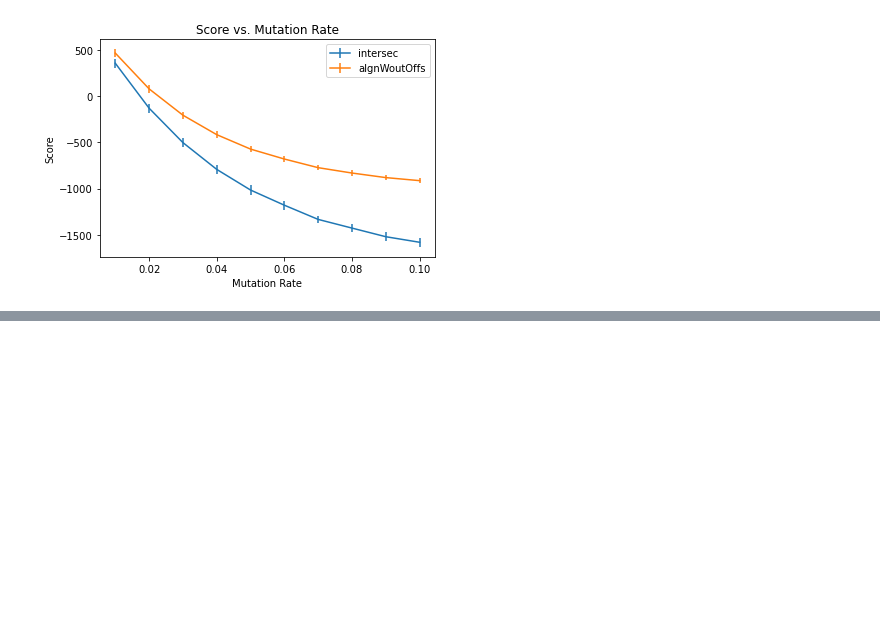
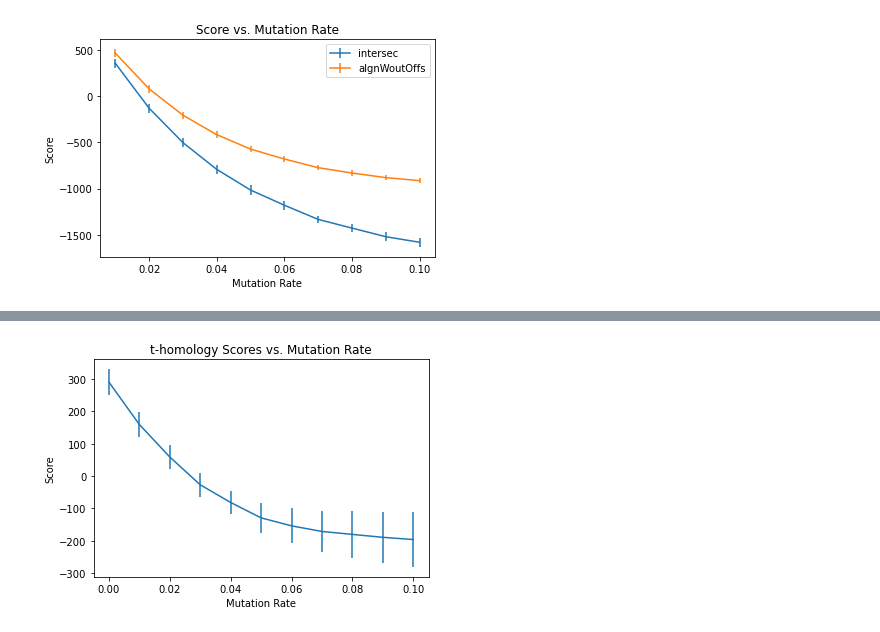
Before and after one commit to medvedevgroup/eskemap, a Jupyter notebook: SimilarityMeasures.ipynb, the cells around one changed output, grey strips where cells are left out. Saved outputs shown, nothing was run; the diff lists cells and outputs as text; code cells hidden in the pictures; blank space fills up the shorter version.

Commit message:
Adapted and extended notebook and workflow. Also changed sequence simulation script to make it use a randomly chosen seed by default

```diff
--- a/SimilarityMeasures.ipynb
+++ b/SimilarityMeasures.ipynb
@@ -32,0 +77,20 @@ plt.show()
+# %%
+from glob import glob
+from math import floor
+
+#K-mer length
+K = 9
+#Dictionary to store sketches of all texts
+textSketches = {}
+
+#Calculate sketches of sequences
+for f in glob("../simulations/searchPairs_gn100_rn400_gl1000_rl500_o3_m0*"):
+    #Get mutation rate
+    mRate = float(f.split("_m")[1].split("_i")[0])
+    #Initialize new list
+    textSketches[mRate] = []
+    #Calculate hash threshold
+    thres = floor(((4 ** K) - 1) * 0.1)
+
+    for l in open(f, 'r'):
+        textSketches[mRate].append(calcSketch(l.strip().split(' ')[1], K, thres))
@@ -32,0 +164,12 @@ plt.show()
+# %%
+from matplotlib import pyplot as plt
+from numpy import mean, std
+
+rates = sorted(scores.keys())
+plt.errorbar(rates, [mean(scores[r]) for r in rates], yerr=[std(scores[r]) for r in rates])
+plt.title("t-homology Scores vs. Mutation Rate")
+plt.xlabel("Mutation Rate")
+plt.ylabel("Score")
+plt.show()
+# %% [output]
+[figure, added]
```
Also changed, not shown: parts of 9 cells of this notebook, 3 other files.
